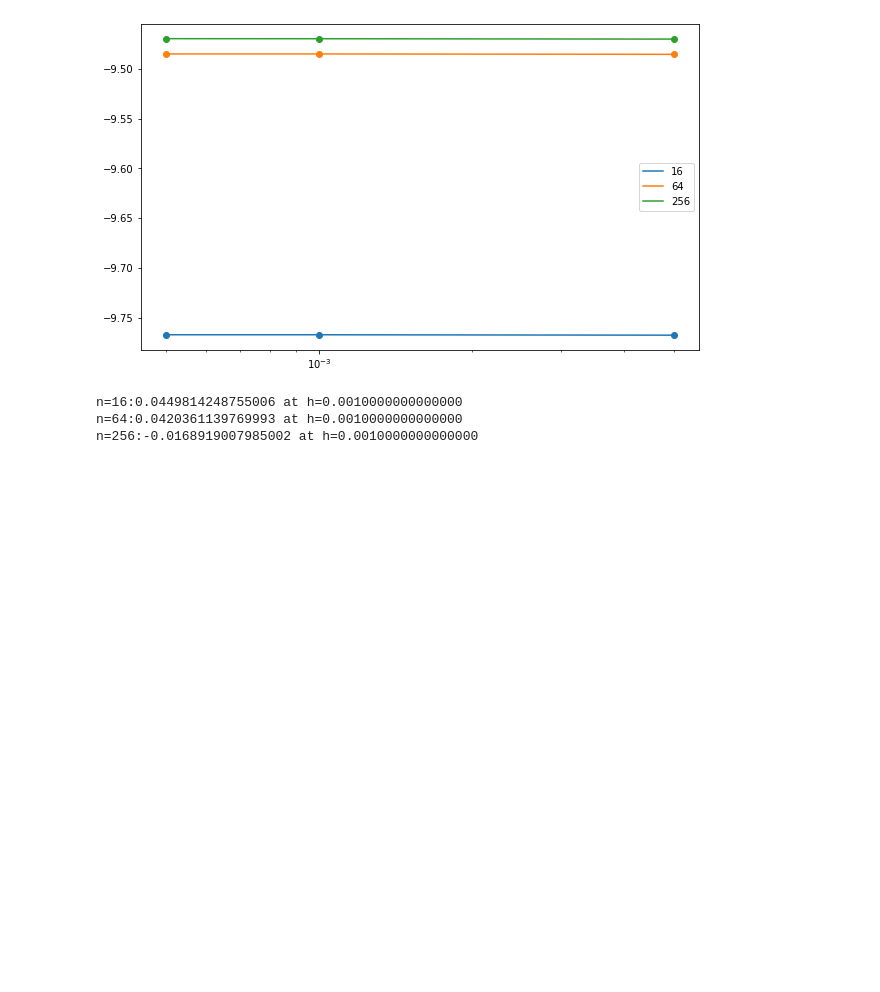
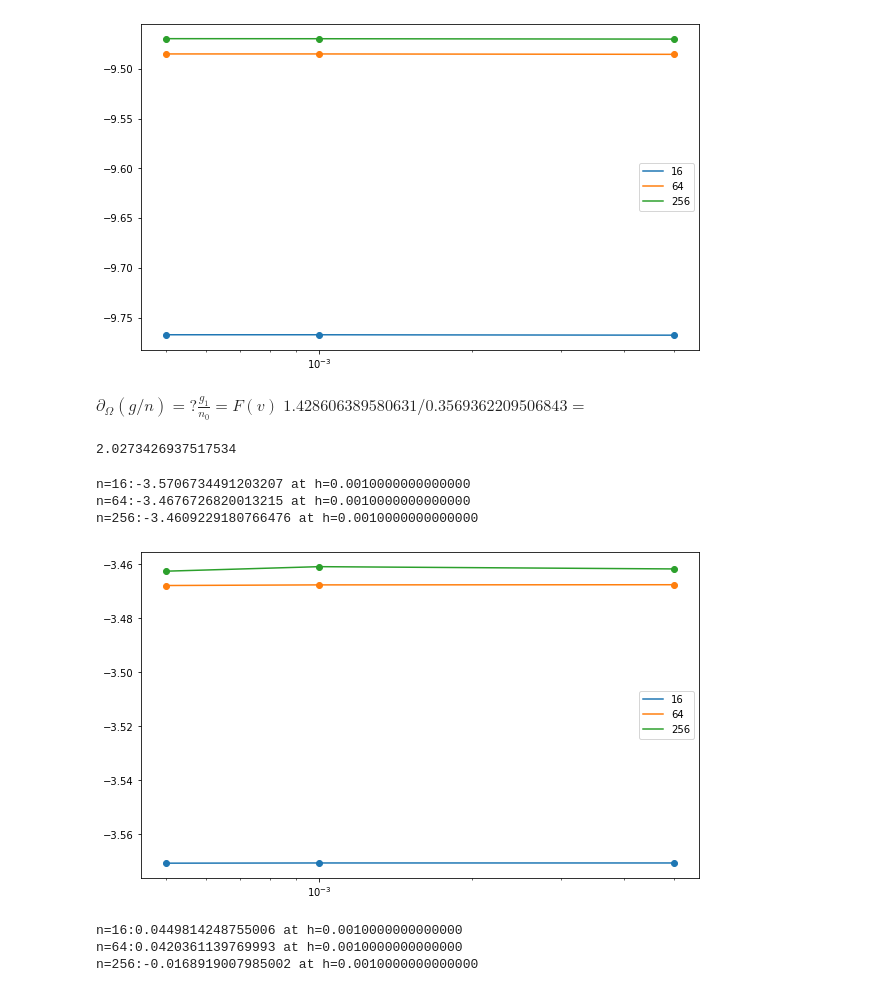
Before and after one commit to mrachh/hot-spots, a Jupyter notebook: worker16_summary/analysis.ipynb, the cells around one changed output. Saved outputs shown, nothing was run; the diff lists cells and outputs as text; code cells hidden in the pictures; blank space fills up the shorter version.

```diff
--- a/worker16_summary/analysis.ipynb
+++ b/worker16_summary/analysis.ipynb
@@ -79,6 +81,40 @@ n=16:-9.7674820540788687 at h=0.0050000000000000
 n=64:-9.4855820004557501 at h=0.0050000000000000
 n=256:-9.4702918315412887 at h=0.0050000000000000
 [figure]
+# %% [markdown]
+$\partial_\Omega(g/n)=?\frac{g_1}{n_0} = F(v)\;1.428606389580631/0.3569362209506843 = $
+# %%
+0.5065300316150443 * 1.428606389580631/0.3569362209506843
+# %% [output]
+2.0273426937517534
+# %%
+targ = 'normalized_grad'
+ns = [16, 64, 256]
+plt.figure(figsize = (10, 6))
+show = 1
+
+for n in ns:
+    hs = [5e-3, 1e-3, 5e-4]
+    res = [0] * len(hs)
+
+    for i,h in enumerate(hs):
+        rh = df[(df.npoint==n)&(df.eps==h)][targ].item()
+        lh = df[(df.npoint==n)&(df.eps==-h)][targ].item()
+
+        res[i] = (rh - lh) / (2*h)
+
+    plt.scatter(hs, res)
+    plt.plot(hs, res, label = str(n))
+
+    print('n=%d:%.16f at h=%.16f'%(n,res[show],hs[show]))
+
+plt.legend()
+plt.xscale('log')
+# %% [output]
+n=16:-3.5706734491203207 at h=0.0010000000000000
+n=64:-3.4676726820013215 at h=0.0010000000000000
+n=256:-3.4609229180766476 at h=0.0010000000000000
+[figure, added]
 # %%
 targ = 'uq'
 ns = [16, 64, 256]
```
Also changed, not shown: parts of 4 cells of this notebook, 1 other file.
